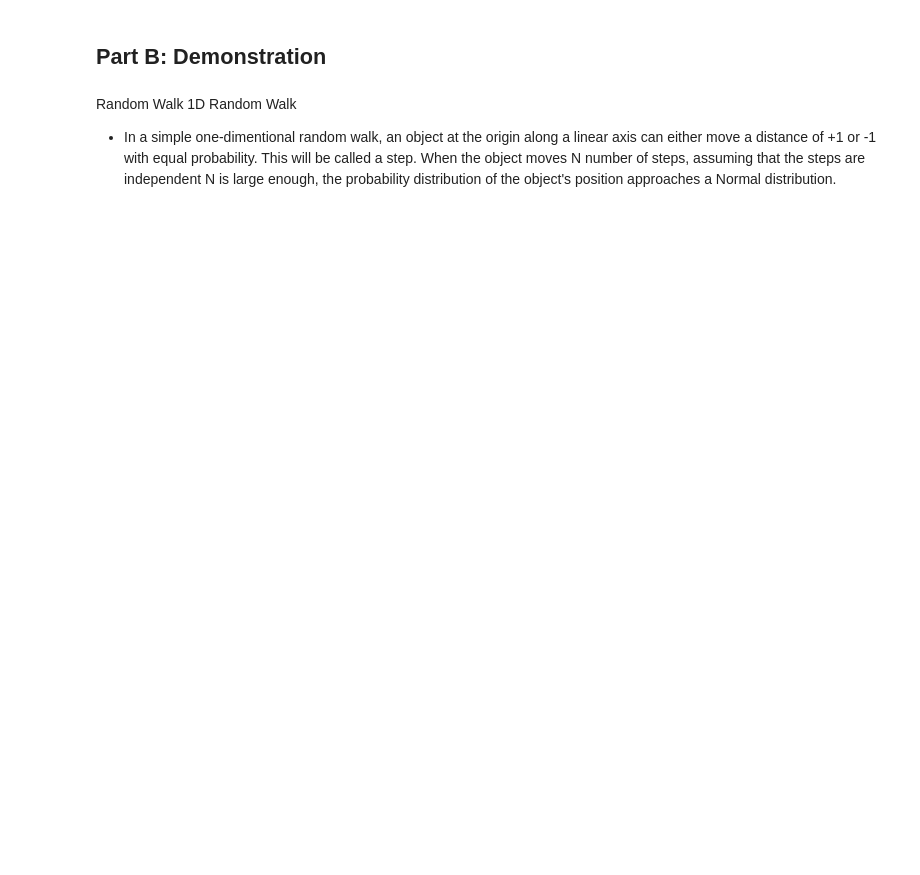
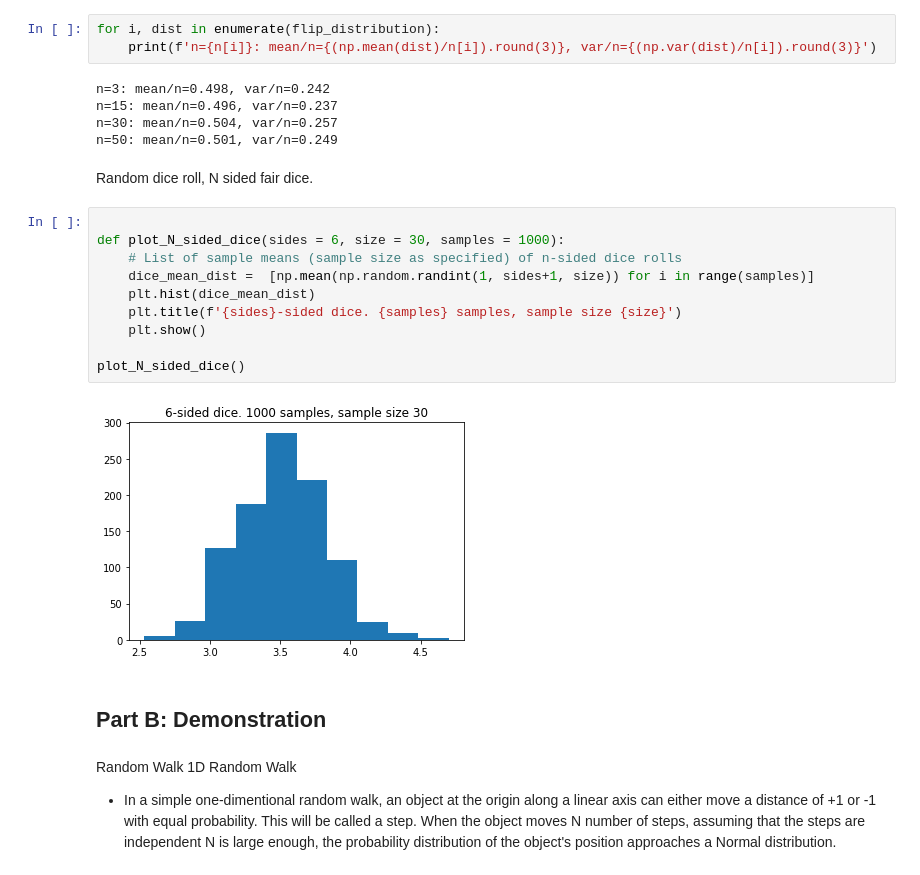
Before and after one commit to kubrian/central-weiner-theorem, a Jupyter notebook: Central Weiner Theorem.ipynb, the cells around one changed output. Drawn from its saved outputs; the diff is of its cells as text; blank space fills up the shorter version.

```diff
--- a/Central Weiner Theorem.ipynb
+++ b/Central Weiner Theorem.ipynb
@@ -189,3 +150,25 @@ plt.hist(samples_rolls, bins = 12)
+# %%
+for i, dist in enumerate(flip_distribution):
+    print(f'n={n[i]}: mean/n={(np.mean(dist)/n[i]).round(3)}, var/n={(np.var(dist)/n[i]).round(3)}')
+# %% [output]
+n=3: mean/n=0.498, var/n=0.242
+n=15: mean/n=0.496, var/n=0.237
+n=30: mean/n=0.504, var/n=0.257
+n=50: mean/n=0.501, var/n=0.249
+# %% [markdown]
+Random dice roll, N sided fair dice.
+# %%
+
+def plot_N_sided_dice(sides = 6, size = 30, samples = 1000):
+    # List of sample means (sample size as specified) of n-sided dice rolls
+    dice_mean_dist =  [np.mean(np.random.randint(1, sides+1, size)) for i in range(samples)]
+    plt.hist(dice_mean_dist)
+    plt.title(f'{sides}-sided dice. {samples} samples, sample size {size}')
+    plt.show()
+
+plot_N_sided_dice()
+# %% [output]
+[figure, added]
 # %% [markdown]
 ## Part B: Demonstration
 # %% [markdown]
```
Also changed, not shown: parts of 28 cells of this notebook.
